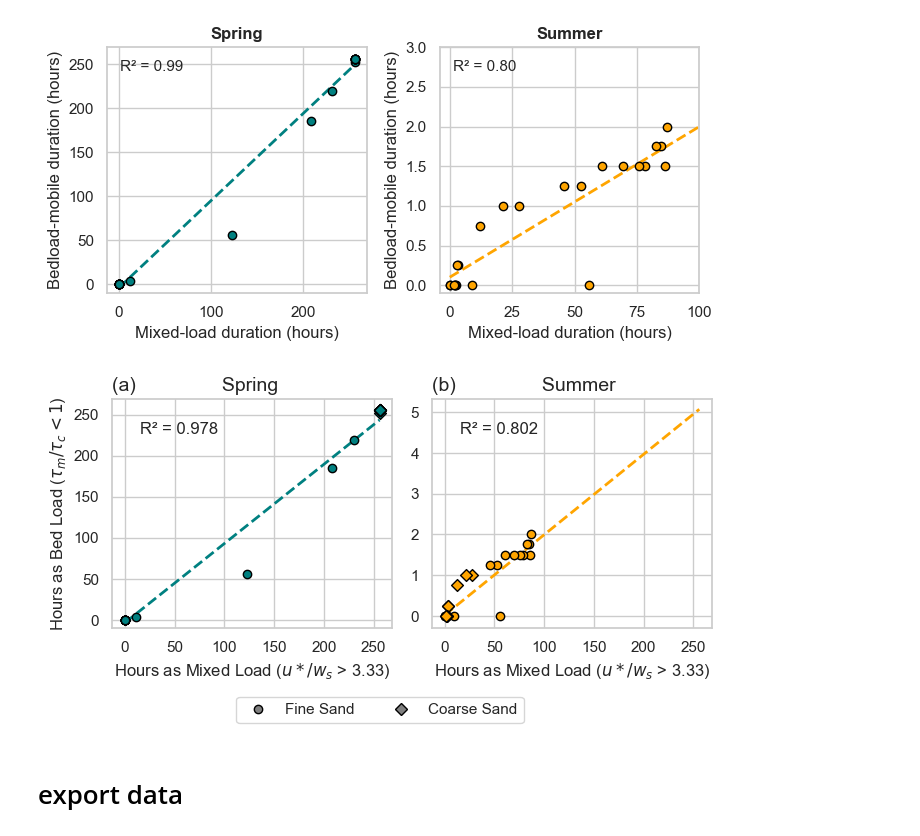
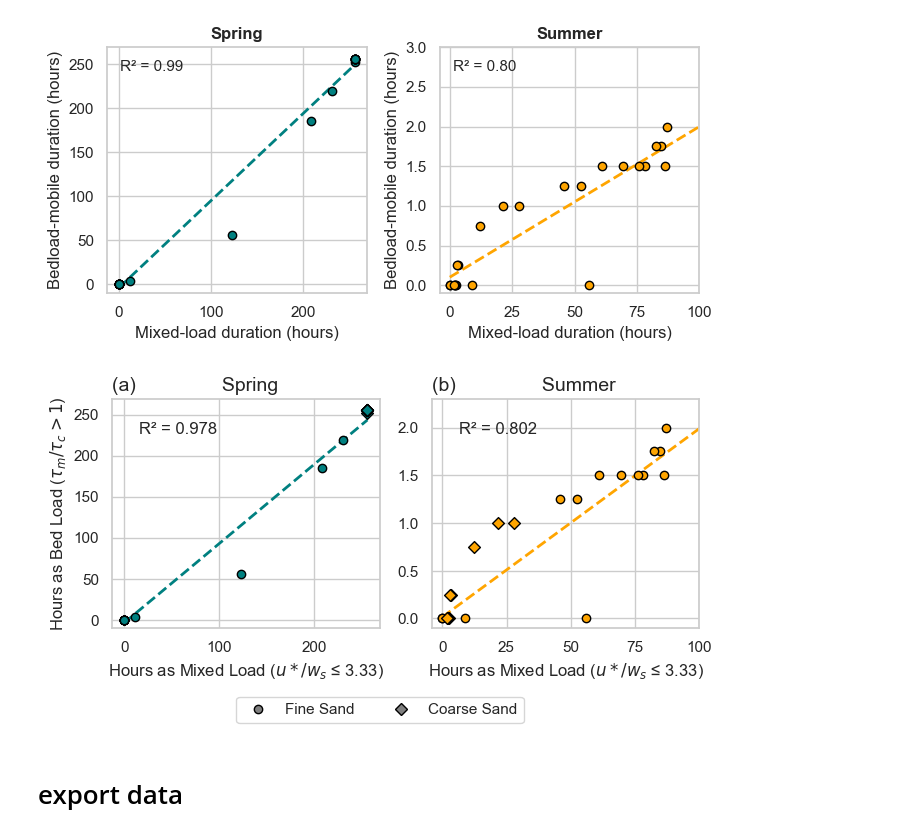
Before and after one commit to nicole-hucke/sediment_trap_paper, a Jupyter notebook: data_analysis/modes_of_transport/modes_of_transport_analysis.ipynb, the cells around one changed output. Cells and saved outputs as stored; diff of their text form; code cells hidden in the pictures.

Commit message:
fixing axes labels on the transport mode plots for SI

```diff
--- a/data_analysis/modes_of_transport/modes_of_transport_analysis.ipynb
+++ b/data_analysis/modes_of_transport/modes_of_transport_analysis.ipynb
@@ -2796,37 +2796,38 @@ for idx, season in enumerate(['Spring', 'Summer']):
     # Add R² text
     s = reg_stats[season]
     ax.text(
         0.1,
         0.90,
         f'R² = {s["R2"]:.3f}',
         transform=ax.transAxes,
         va='top',
         fontsize=12
     )
 
-    ax.set_xlabel(r'Hours as Mixed Load ($u*/w_{s}$ > 3.33)')
+    ax.set_xlabel(r'Hours as Mixed Load ($u*/w_{s}$ ≤ 3.33)')
 
     if season == 'Spring':
         ax.set_ylim(bottom=-10)
-        ax.set_ylabel(r'Hours as Bed Load ($\tau_m/\tau_c < 1$)')
+        ax.set_ylabel(r'Hours as Bed Load ($\tau_m/\tau_c > 1$)')
         ax.set_title('(a)                Spring', fontsize=14, loc='left')
     else:
-        ax.set_ylim(bottom=-0.3)
+        ax.set_ylim(bottom=-0.1, top=2.3)
+        ax.set_xlim(-4, 100)
         ax.set_title('(b)                Summer', fontsize=14, loc='left')
 
 # Create legend with markers only
 legend_elements = [
     Line2D([0], [0], marker=marker, color='w', markerfacecolor='gray',
             markeredgecolor='black', markersize=6, label=grain_class)
             for grain_class, marker in markers.items()
 ]
 
 fig.legend(handles=legend_elements, loc='lower center', bbox_to_anchor=(0.5, 0.07), ncol=2)
 plt.tight_layout(rect=[0, 0.15, 1, 1])
 plt.savefig('masked_mixed_to_bedload_scatter_plot.png', dpi=1000, bbox_inches='tight')
 plt.show()
 # %% [output]
-[figure, old version]
+[figure, new version]
 # %% [markdown]
 # export data
 # %%
```
Also changed, not shown: parts of 2 cells of this notebook, 12 other files.
